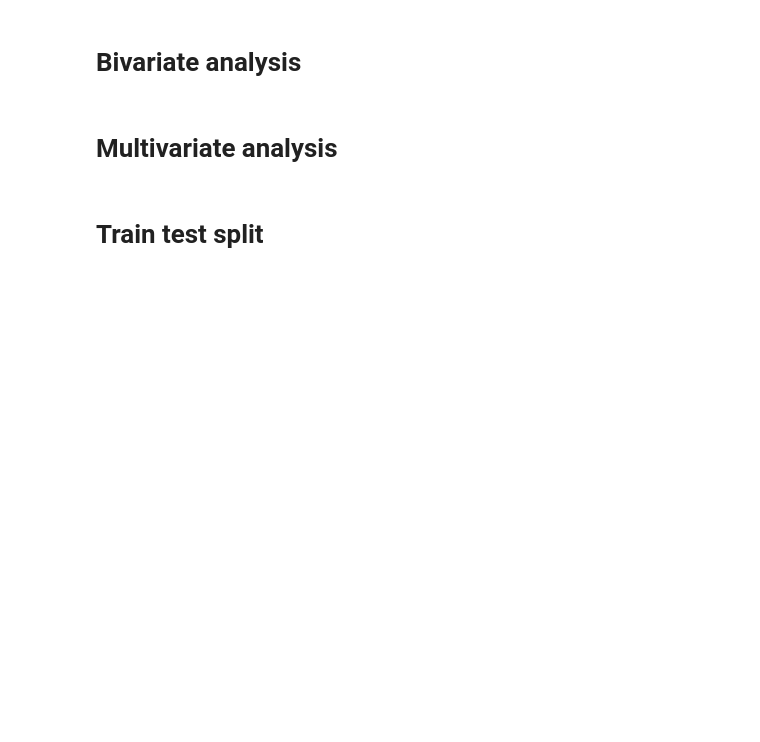
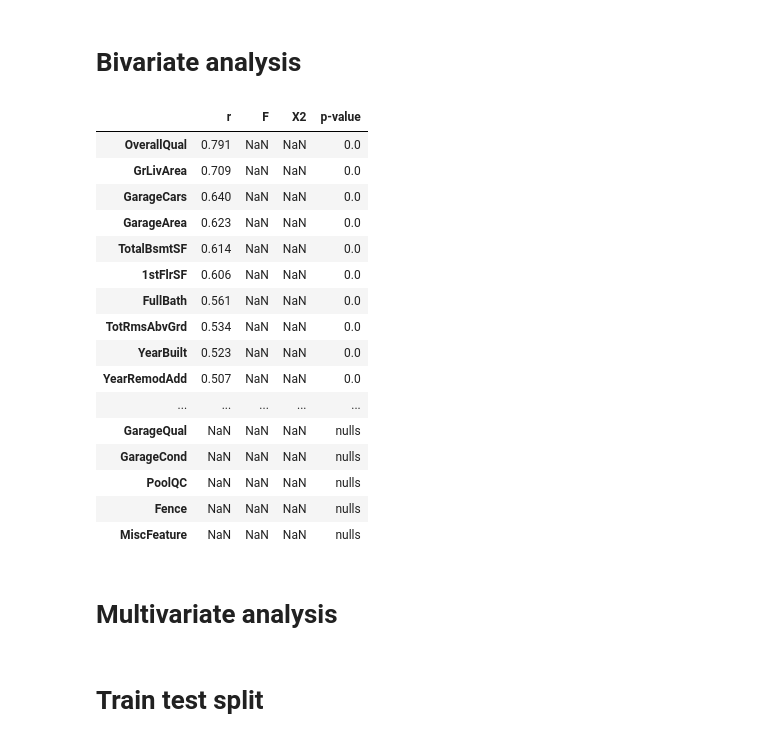
Before and after one commit to ShubhamBhut/EDA-template, a Jupyter notebook: teplatebook.ipynb, the cells around one changed output. Saved outputs shown, nothing was run; the diff lists cells and outputs as text; code cells hidden in the pictures; blank space fills up the shorter version.

Commit message:
Bivariate stats complete

```diff
--- a/teplatebook.ipynb
+++ b/teplatebook.ipynb
@@ -99,6 +101,65 @@ unistats(df)
 | SaleCondition | 1460 | 0 | 6 | object | - | - | - | - | Normal | - | - | ... |
 # %% [markdown]
 # Bivariate analysis
+# %%
+def anova(df, feature, label):
+    import pandas as pd
+    import numpy as np
+    from scipy import stats
+
+    groups = df[feature].unique()
+    df_grouped = df.groupby(feature)
+    group_labels = []
+
+    for g in groups:
+        g_list = df_grouped.get_group(g)
+        group_labels.append(g_list[label])
+
+    return stats.f_oneway(*group_labels)
+# %%
+def bivstats(df, label):
+    from scipy import stats
+    import pandas as pd
+    import numpy as np
+
+    output_df = pd.DataFrame(columns=['r', 'F', 'X2', 'p-value'])
+
+    for col in df:
+        if not col == label:
+            if df[col].isnull().sum() == 0:
+                if pd.api.types.is_numeric_dtype(df[col]):
+                    r,p = stats.pearsonr(df[label], df[col])
+                    output_df.loc[col] = [round(r, 3), np.nan, np.nan, round(p, 3)]
+                else:
+                    F, p = anova(df[[col, label]], col, label)
+                    output_df.loc[col] = [np.nan, round(F, 3), np.nan, round(p, 3)]
+            else:
+                output_df.loc[col] = [np.nan, np.nan, np.nan, "nulls"]
+
+    sorted_by_f = output_df.loc[output_df.F.abs().sort_values(ascending=False).index]
+    output_df = sorted_by_f.reindex(sorted_by_f.r.abs().sort_values(ascending=False).index)
+
+    return output_df
+# %%
+bivstats(df, 'SalePrice')
+# %% [output]
+|  | r | F | X2 | p-value |
+| OverallQual | 0.791 | NaN | NaN | 0.0 |
+| GrLivArea | 0.709 | NaN | NaN | 0.0 |
+| GarageCars | 0.640 | NaN | NaN | 0.0 |
+| GarageArea | 0.623 | NaN | NaN | 0.0 |
+| TotalBsmtSF | 0.614 | NaN | NaN | 0.0 |
+| 1stFlrSF | 0.606 | NaN | NaN | 0.0 |
+| FullBath | 0.561 | NaN | NaN | 0.0 |
+| TotRmsAbvGrd | 0.534 | NaN | NaN | 0.0 |
+| YearBuilt | 0.523 | NaN | NaN | 0.0 |
+| YearRemodAdd | 0.507 | NaN | NaN | 0.0 |
+| ... | ... | ... | ... | ... |
+| GarageQual | NaN | NaN | NaN | nulls |
+| GarageCond | NaN | NaN | NaN | nulls |
+| PoolQC | NaN | NaN | NaN | nulls |
+| Fence | NaN | NaN | NaN | nulls |
+| MiscFeature | NaN | NaN | NaN | nulls |
 # %% [markdown]
 # Multivariate analysis
 # %% [markdown]
```
Also changed, not shown: parts of 1 cell of this notebook.
